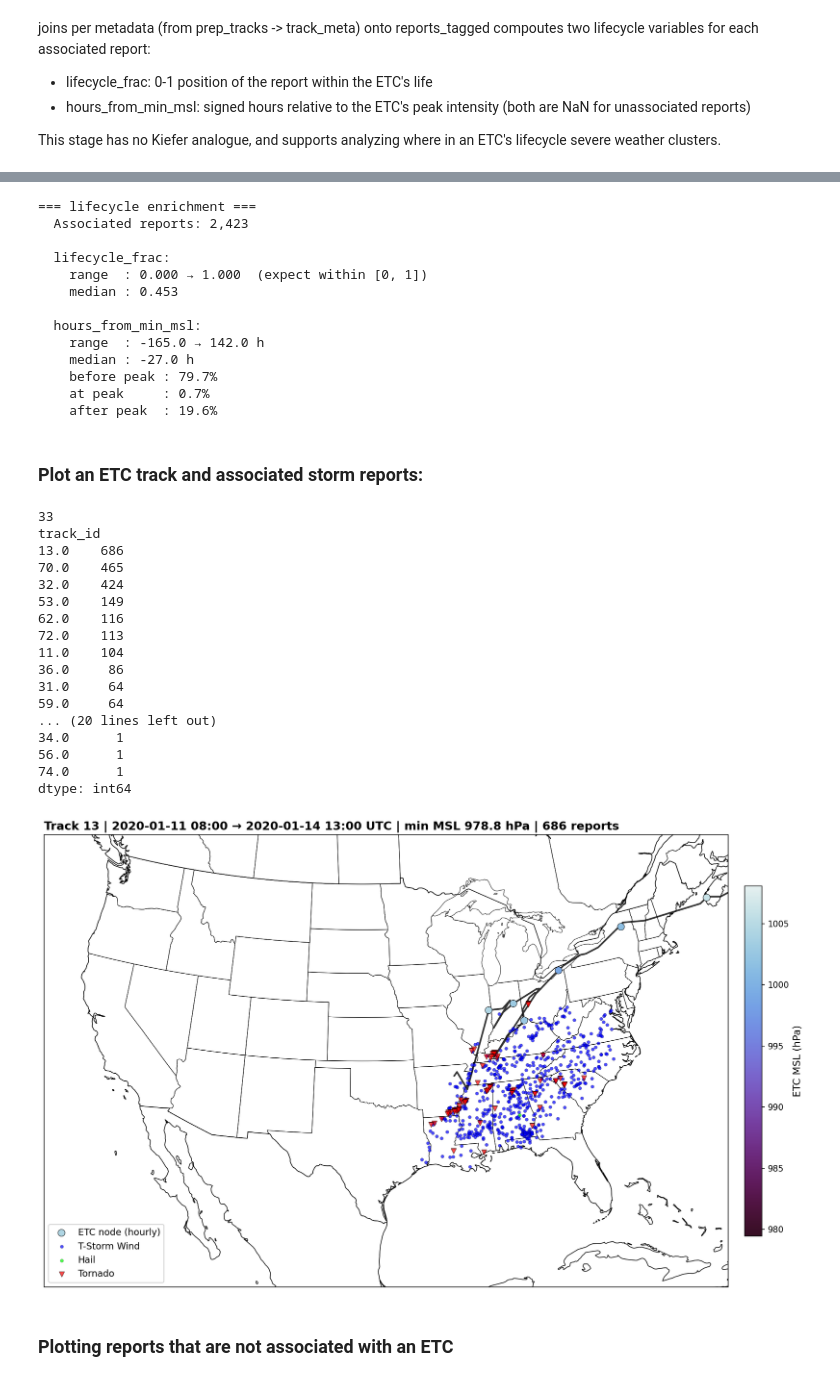
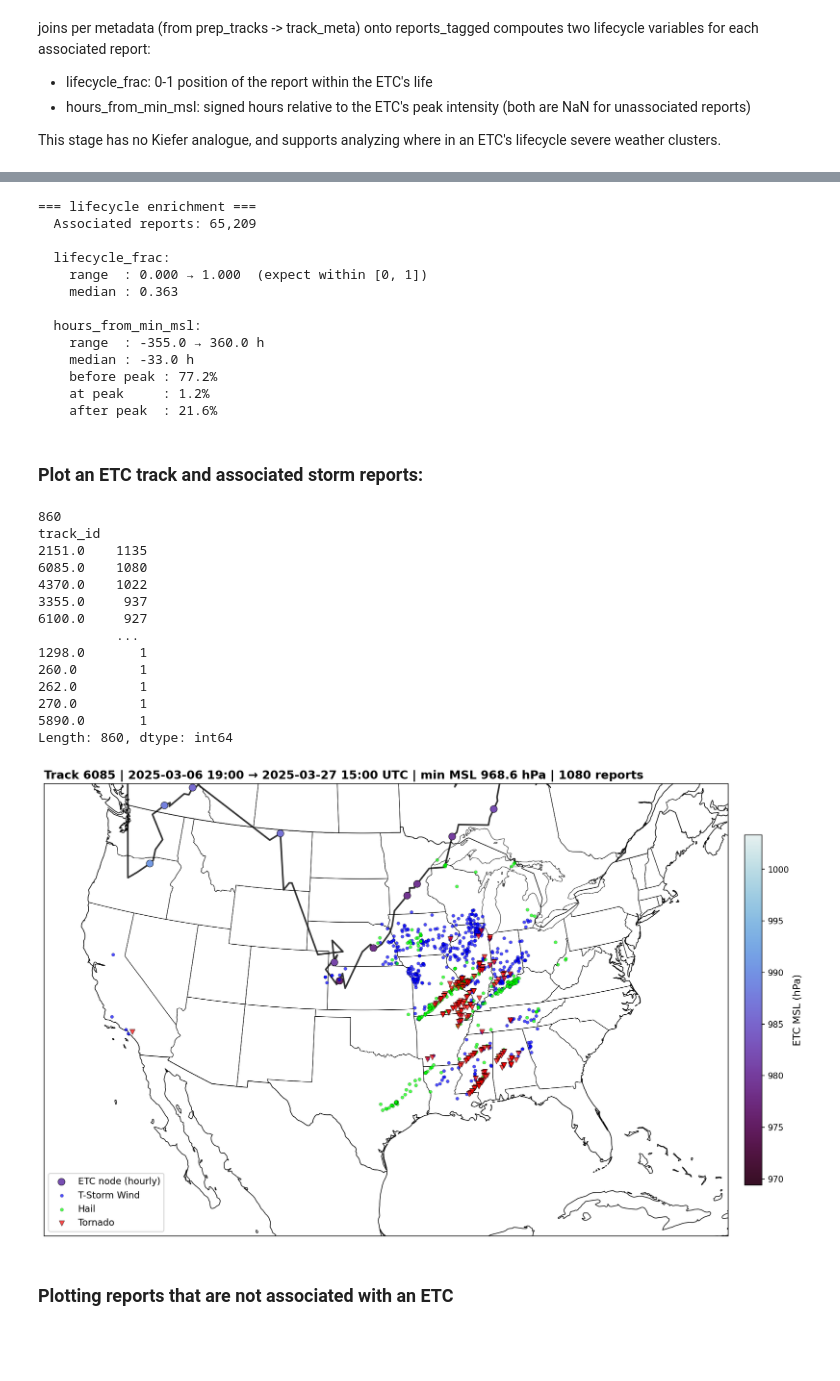
Before and after one commit to augustlepique/circs-research, a Jupyter notebook: reports_and_ETCs.ipynb, the cells around one changed output, grey strips where cells are left out. Saved outputs shown, nothing was run; the diff lists cells and outputs as text; code cells hidden in the pictures; blank space fills up the shorter version.

```diff
--- a/reports_and_ETCs.ipynb
+++ b/reports_and_ETCs.ipynb
@@ -35,10 +35,12 @@ data_dir = Path("/data1/lepique/stormevents_details/")
 df_scs = load_stormevents_data(data_dir)
 
 ## Subsetting winter months:
-winter_season = {12, 1, 2,3}
-df_winter_scs = df_scs[df_scs["BEGIN_DT"].dt.month.isin(winter_season)]
+winter_season = {12, 1, 2, 3}
+df_winter_scs = df_scs[df_scs["BEGIN_DT_UTC"].dt.month.isin(winter_season)]
 
-df_winter_scs_subset = df_winter_scs[df_winter_scs["WINTER_SEASON"] >= 1996]
+df_winter_scs_subset = df_winter_scs[
+    (df_winter_scs["WINTER_SEASON"] >= 1996) & (df_winter_scs["WINTER_SEASON"] <= 2025)
+]
 # %% [output]
 Found 76 files
 Reading StormEvents_details-ftp_v1.0_d1950_c20250520.csv.gz (year=1950)
@@ -84,7 +98,7 @@ df_winter_scs_2020 = df_winter_scs_2020[df_winter_scs_2020['BEGIN_DT'].dt.month.
 ### Load in track data
 # %%
 ## Loading in the ETC track data:
-tracks = parse_nodefile('/data1/lepique/era5_test/track_sensitivities/tracks_hourly_2020_9.txt')
+tracks = parse_nodefile('/data1/lepique/TempestExtremes/tracks/tracks_hourly_1995_2025.txt')
 #tracks = parse_nodefile('/data1/lepique/era5_test/trajsens2.ERA5.hourly_kiefer.txt')
 
 tracks = filter_tracks(tracks)
@@ -91,6 +121,6 @@ tracks = filter_tracks(tracks)
 # %%
-tracks = tracks[tracks['month'].isin({1,2,3})]
-tracks = tracks[tracks['year'] == 2020]
+# tracks = tracks[tracks['month'].isin({1,2,3})]
+# tracks = tracks[tracks['year'] == 2020]
 # %%
 tracks['datetime'].dt.hour.unique()
 # %% [output]
@@ -281,2 +274,2 @@ df_winter_scs_2020
 # %%
-reports_h = prep_reports(df_winter_scs_2020)
+reports_h = prep_reports(df_winter_scs_subset)
@@ -694,18 +649,18 @@ reports_tagged
 check_lifecycle(reports_tagged)
 # %% [output]
 === lifecycle enrichment ===
-  Associated reports: 2,423
+  Associated reports: 65,209
 
   lifecycle_frac:
     range  : 0.000 → 1.000  (expect within [0, 1])
-    median : 0.453
+    median : 0.363
 
   hours_from_min_msl:
-    range  : -165.0 → 142.0 h
-    median : -27.0 h
-    before peak : 79.7%
-    at peak     : 0.7%
-    after peak  : 19.6%
+    range  : -355.0 → 360.0 h
+    median : -33.0 h
+    before peak : 77.2%
+    at peak     : 1.2%
+    after peak  : 21.6%
 # %% [markdown]
 ### Plot an ETC track and associated storm reports:
 # %%
@@ -816,27 +771,24 @@ top_tracks = (reports_tagged.dropna(subset=['track_id'])
 print(len(top_tracks))
 print(top_tracks)
 # %% [output]
-33
+860
 track_id
-13.0    686
-70.0    465
-32.0    424
-53.0    149
-62.0    116
-72.0    113
-11.0    104
-36.0     86
-31.0     64
-59.0     64
-... (20 lines left out)
-34.0      1
-56.0      1
-74.0      1
-dtype: int64
+2151.0    1135
+6085.0    1080
+4370.0    1022
+3355.0     937
+6100.0     927
+          ...
+1298.0       1
+260.0        1
+262.0        1
+270.0        1
+5890.0       1
+Length: 860, dtype: int64
 # %%
-plot_track_case(reports_tagged, tracks_h, 13.0, track_meta=tracks_meta)
+plot_track_case(reports_tagged, tracks_h, 6085.0, track_meta=tracks_meta)
 # %% [output]
-[figure, old version]
+[figure, new version]
 # %% [markdown]
 ### Plotting reports that are not associated with an ETC
 # %%
```
Also changed, not shown: parts of 24 cells of this notebook, 4 other files.
